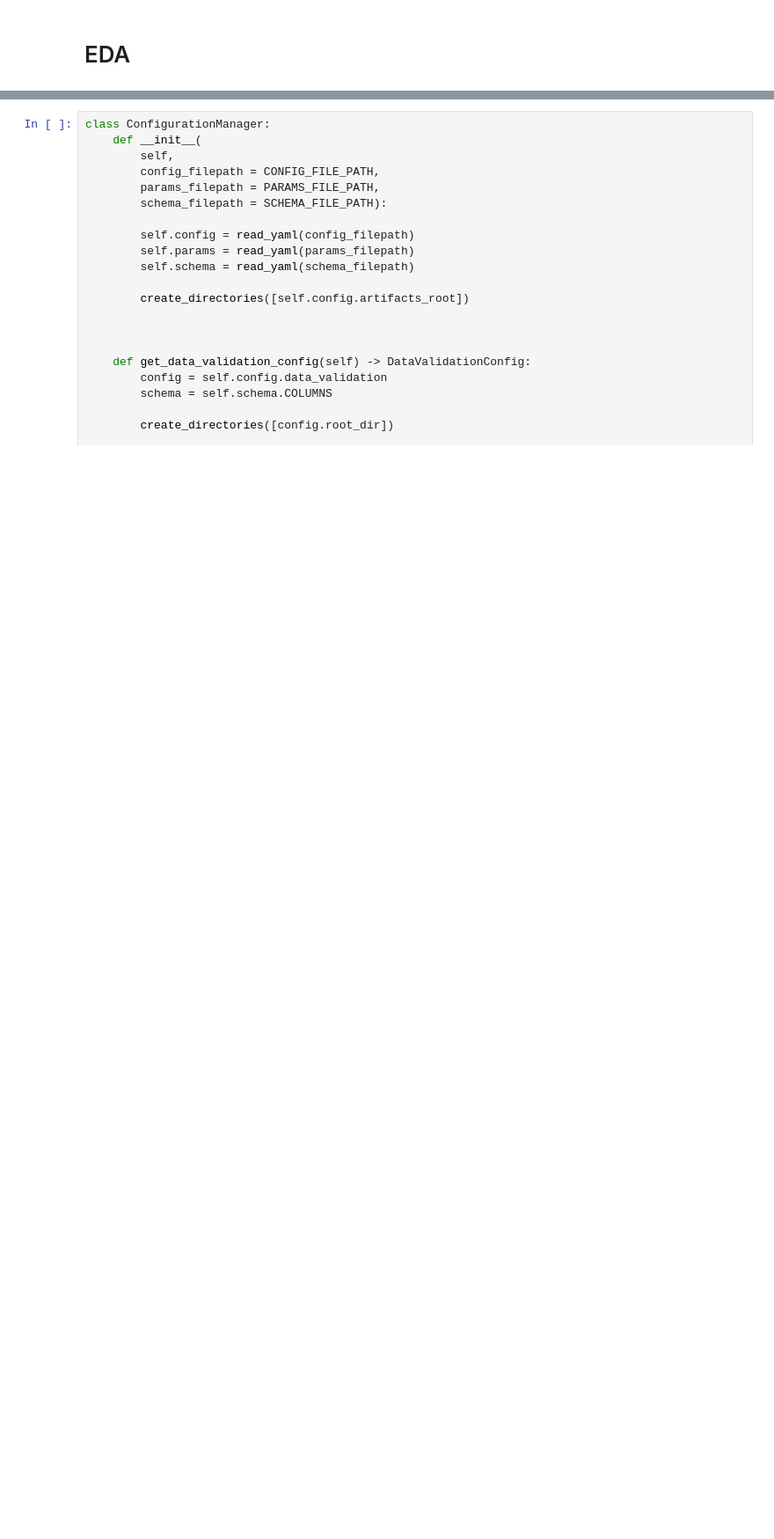
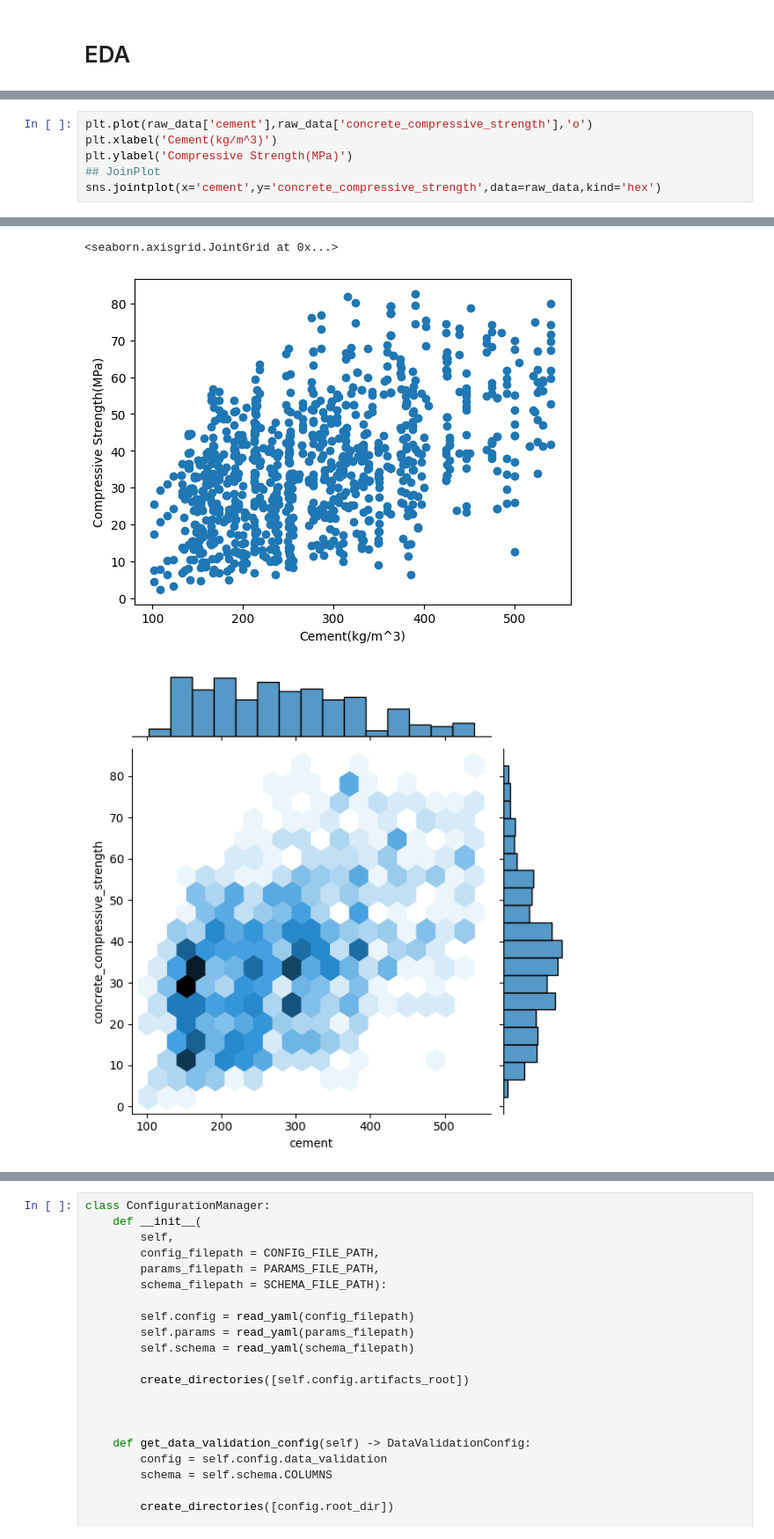
Before and after one commit to rutvikjoshi63/INeuron_Internship, a Jupyter notebook: research/02_data_validation.ipynb, the cells around one changed output, grey strips where cells are left out. Shown at 88% size. Drawn from its saved outputs; the diff is of its cells as text; blank space fills up the shorter version.

Commit message:
data validation completed

```diff
--- a/research/02_data_validation.ipynb
+++ b/research/02_data_validation.ipynb
@@ -241,0 +232,7 @@ data.columns
+# %%
+plt.plot(raw_data['cement'],raw_data['concrete_compressive_strength'],'o')
+plt.xlabel('Cement(kg/m^3)')
+plt.ylabel('Compressive Strength(MPa)')
+## JoinPlot
+sns.jointplot(x='cement',y='concrete_compressive_strength',data=raw_data,kind='hex')
+# %% [output]
@@ -241,0 +242,3 @@ data.columns
+<seaborn.axisgrid.JointGrid at 0x...>
+[figure, added]
+[figure, added]
```
Also changed, not shown: parts of 19 cells of this notebook, 7 other files.
